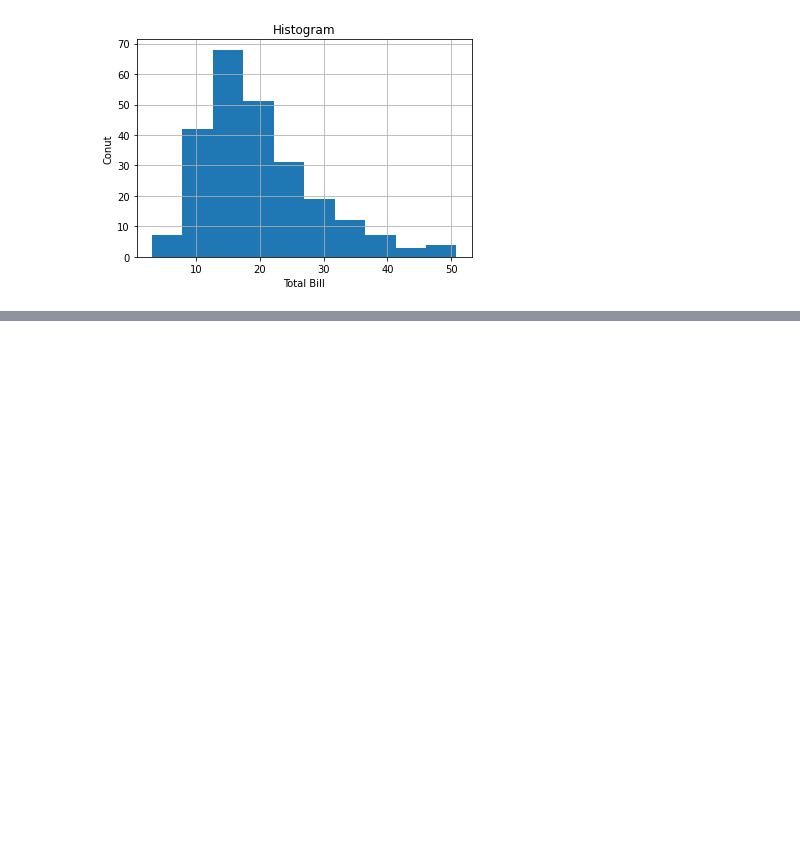
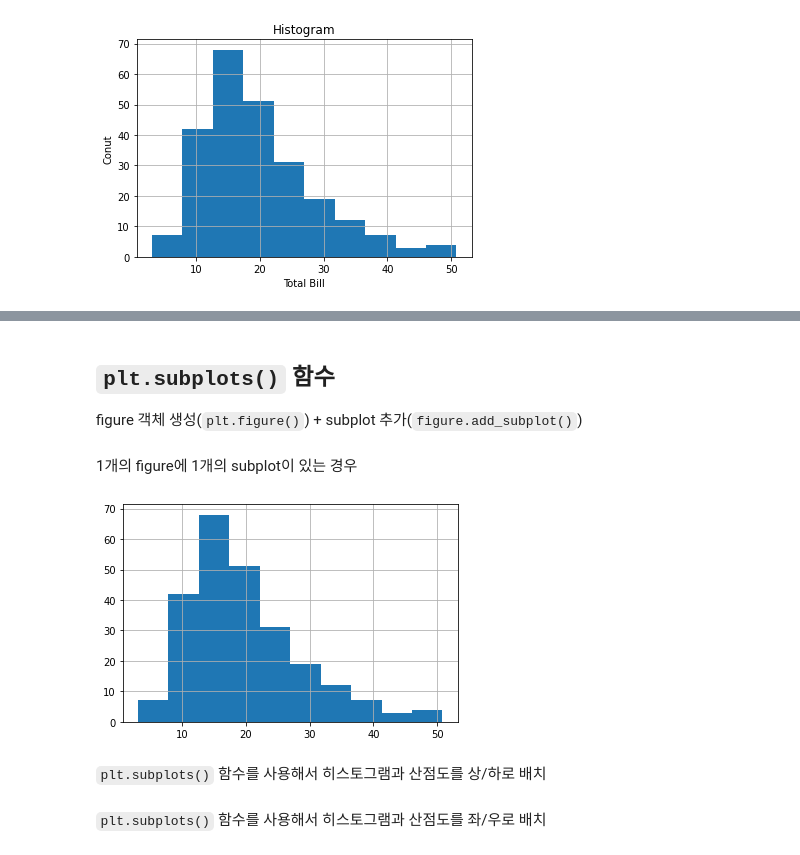
Before and after one commit to JakeOh/202208_itw_java134_lab_python, a Jupyter notebook: py21_matplotlib.ipynb, the cells around one changed output, grey strips where cells are left out. Cells and saved outputs as stored; diff of their text form; code cells hidden in the pictures; blank space fills up the shorter version.

```diff
--- a/py21_matplotlib.ipynb
+++ b/py21_matplotlib.ipynb
@@ -67,0 +114,24 @@ plt.show()
+# %% [markdown]
+## `plt.subplots()` 함수
+
+figure 객체 생성(`plt.figure()`) + subplot 추가(`figure.add_subplot()`)
+# %% [markdown]
+1개의 figure에 1개의 subplot이 있는 경우
+# %%
+# 1. figure 생성.  2. subplot 생성.
+fig, ax = plt.subplots()  # nrows=1, ncols=1
+
+# 3. 그래프 그리기.
+ax.hist(x=tips.total_bill)
+
+# 4. 옵션 설정.
+ax.grid()
+
+# 5. 그래프 보여주기.
+plt.show()
+# %% [output]
+[figure, added]
+# %% [markdown]
+`plt.subplots()` 함수를 사용해서 히스토그램과 산점도를 상/하로 배치
+# %% [markdown]
+`plt.subplots()` 함수를 사용해서 히스토그램과 산점도를 좌/우로 배치
```
Also changed, not shown: parts of 4 cells of this notebook.
